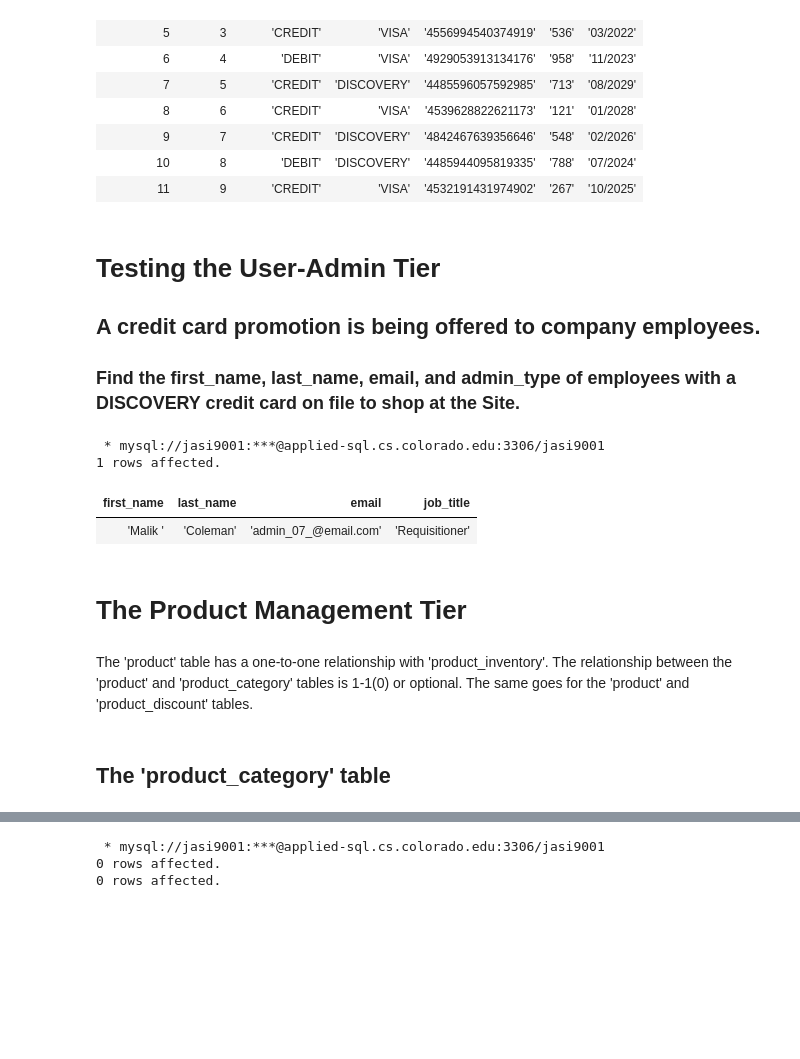
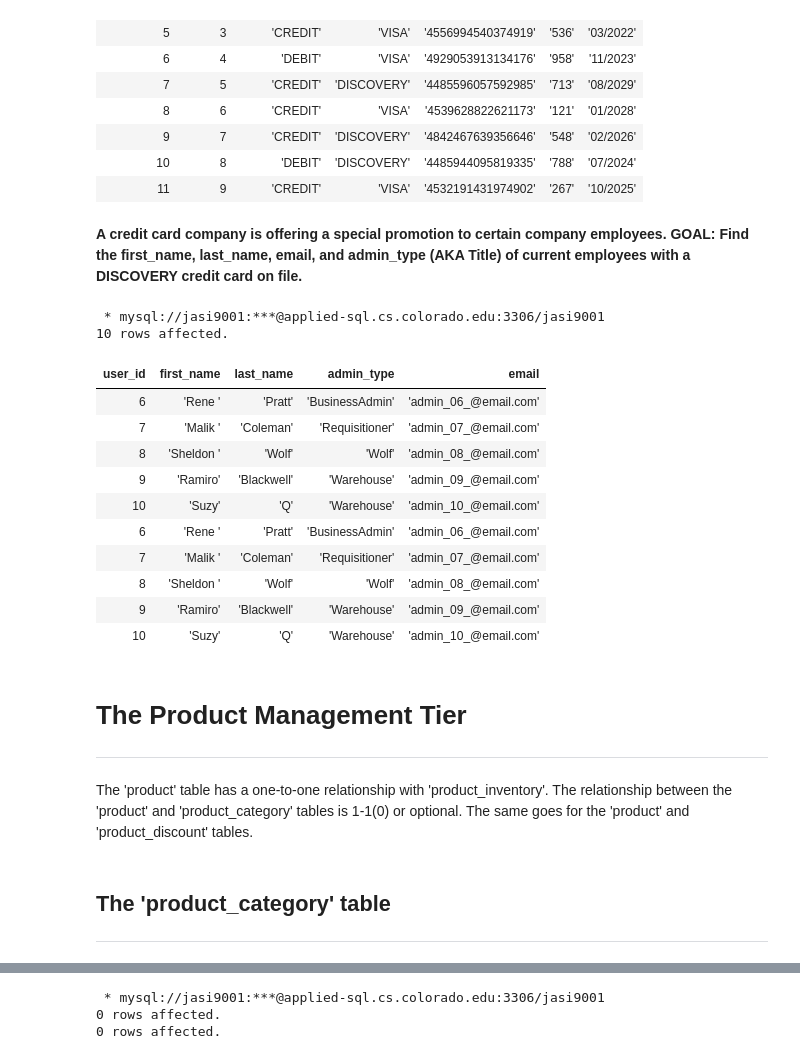
Before and after one commit to Micah614/P2P_Retail_Database, a Jupyter notebook: P2P_DB.ipynb, the cells around one changed output, grey strips where cells are left out. Drawn from its saved outputs; the diff is of its cells as text; code cells hidden in the pictures; blank space fills up the shorter version.

```diff
--- a/P2P_DB.ipynb
+++ b/P2P_DB.ipynb
@@ -134,8 +134,8 @@ user_data_1 = [["user_01","user_passwd_01","Joe","Murr", "user_01_@email.com"],
                ["admin_09","admin_passwd_09","Ramiro","Blackwell", "admin_09_@email.com"],
                ["admin_10","admin_passwd_10","Suzy","Q", "admin_10_@email.com"],  # Ramiro made two accounts
                # The next two inserts should fail due to UNIQUE unsername and email constraints, respectively.
-               ["user_01","test_password_01","Duplicate","Username", "un_test_email@email.com"],
-               ["poser_08","test_password_08","Duplicate","Email", "user_01_@email.com"]
+               # ["user_01","test_password_01","Duplicate","Username", "un_test_email@email.com"],
+               # ["poser_08","test_password_08","Duplicate","Email", "user_01_@email.com"]
               ]
 # %%
 insert_users = """
@@ -339,8 +347,8 @@ user_addresses = [[1, True, "8447C Airport Street", "Apt#2", "Klamath Falls","OR
                   [7, True, "819 Aspen Ave.", "N/A", "Maplewood","NJ", "07040", "United States", "(702)579-0585"],
                   [8, True, "admin_08","9216 W. Greenview Ave.", "N/A", "Williamstown","NJ", "08094", "United States", "(502)479-4505"],
                   [9, True, "426 N. Bay Meadows Rd.", "N/A", "Largo","FL", "33771", "United States", "(402)455-4599"],
-                  # This last insert should fail because user_id does not exist in user table.
-                  [11,True, "8320 W. Brookside Street","N/A","Streamwood", "IL", "60107", "United States", "(102)479-4505"],
+                  # This last insert SHOULD fail since that user_id does not exist within user table.
+                  # [11,True, "8320 W. Brookside Street","N/A","Streamwood", "IL", "60107", "United States", "(102)479-4505"],
                  ]
 # %%
 insert_user_address = """
@@ -512,47 +507,44 @@ order by user_id;
 | 10 | 8 | 'DEBIT' | 'DISCOVERY' | '4485944095819335' | '788' | '07/2024' |
 | 11 | 9 | 'CREDIT' | 'VISA' | '4532191431974902' | '267' | '10/2025' |
 # %% [markdown]
-# Testing the User-Admin Tier
-## A credit card promotion is being offered to company employees.
-### Find the first_name, last_name, email, and admin_type of employees with a DISCOVERY credit card on file to shop at the Site.
+<strong>A credit card company is offering a special promotion to certain company employees.</strong>
+<strong>GOAL: Find the first_name, last_name, email, and admin_type (AKA Title) of current employees with a DISCOVERY credit card on file.</strong>
 # %%
 %%sql
 # Use Common Table Expressions.
 WITH admin_users AS (
     SELECT
-        adminuser.admin_id AS 'user_id', user.first_name AS 'first_name', user.last_name AS 'last_name', adminuser.admin_type AS 'admin_type',
+        adminuser.user_id AS 'user_id', user.first_name AS 'first_name', user.last_name AS 'last_name', adminuser.admin_type AS 'admin_type',
             user.email AS 'email'
     FROM
         adminuser
     INNER JOIN
         user
     ON
-        adminuser.admin_id = user.user_id
-),
-
-discovery_holders AS (
-    SELECT
-        admin_users.first_name AS 'first_name', admin_users.last_name AS 'last_name',
-            admin_users.email AS 'email', admin_users.admin_type AS 'job_title'
-    FROM
-        admin_users
-    INNER JOIN
-        user_payment
-    ON
-        admin_users.user_id = user_payment.user_id
-    WHERE
-        user_payment.provider LIKE '\'DISCOVERY\'' AND user_payment.payment_type LIKE '\'CREDIT\''
+        adminuser.user_id = user.user_id
 )
 
-SELECT * FROM discovery_holders;
+
+SELECT * FROM admin_users;
 # %% [output]
  * mysql://jasi9001:***@applied-sql.cs.colorado.edu:3306/jasi9001
-1 rows affected.
+10 rows affected.
-| first_name | last_name | email | job_title |
-| 'Malik ' | 'Coleman' | 'admin_07_@email.com' | 'Requisitioner' |
+| user_id | first_name | last_name | admin_type | email |
+| 6 | 'Rene ' | 'Pratt' | 'BusinessAdmin' | 'admin_06_@email.com' |
+| 7 | 'Malik ' | 'Coleman' | 'Requisitioner' | 'admin_07_@email.com' |
+| 8 | 'Sheldon ' | 'Wolf' | 'Wolf' | 'admin_08_@email.com' |
+| 9 | 'Ramiro' | 'Blackwell' | 'Warehouse' | 'admin_09_@email.com' |
+| 10 | 'Suzy' | 'Q' | 'Warehouse' | 'admin_10_@email.com' |
+| 6 | 'Rene ' | 'Pratt' | 'BusinessAdmin' | 'admin_06_@email.com' |
+| 7 | 'Malik ' | 'Coleman' | 'Requisitioner' | 'admin_07_@email.com' |
+| 8 | 'Sheldon ' | 'Wolf' | 'Wolf' | 'admin_08_@email.com' |
+| 9 | 'Ramiro' | 'Blackwell' | 'Warehouse' | 'admin_09_@email.com' |
+| 10 | 'Suzy' | 'Q' | 'Warehouse' | 'admin_10_@email.com' |
 # %% [markdown]
 # The Product Management Tier
+<hr/>
 # %% [markdown]
 The 'product' table has a one-to-one relationship with 'product_inventory'. The relationship between the 'product' and 'product_category' tables is 1-1(0) or optional. The same goes for the 'product' and 'product_discount' tables.
 # %% [markdown]
 ## The 'product_category' table
+<hr/>
```
Also changed, not shown: parts of 30 cells of this notebook.
